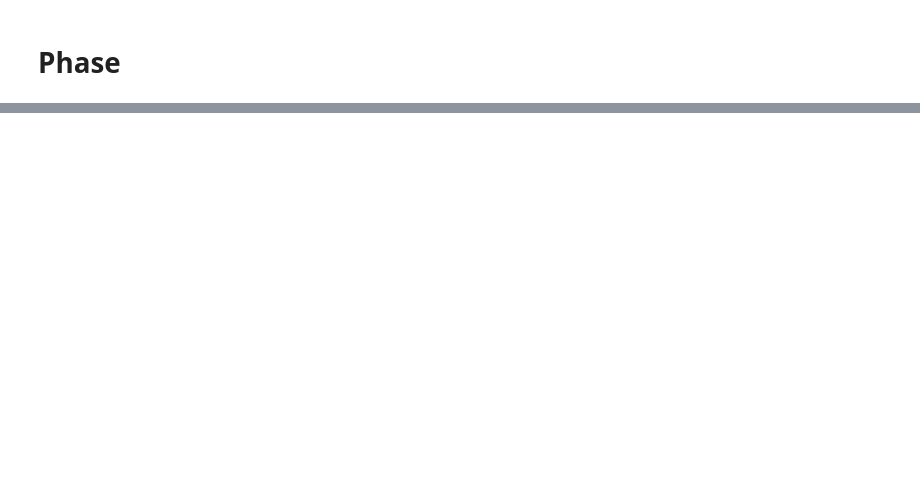
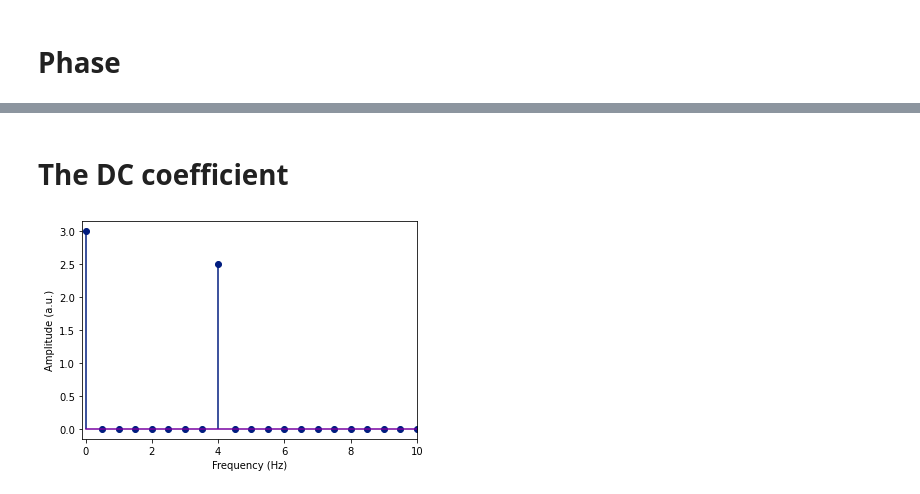
Before and after one commit to amirhdre/Fourier-transform, a Jupyter notebook: 02 DTFT.ipynb, the cells around one changed output, grey strips where cells are left out. Drawn from its saved outputs; the diff is of its cells as text; code cells hidden in the pictures; blank space fills up the shorter version.

```diff
--- a/02 DTFT.ipynb
+++ b/02 DTFT.ipynb
@@ -126,0 +308,34 @@ hz: (0.0, 500.0)
+# %% [markdown]
+#  The DC coefficient
+# %%
+## incorrect DC reconstruction without careful normalization
+
+# create the signal
+srate  = 1000 # hz
+time   = np.arange(0.,2.,1/srate) # time vector in seconds
+pnts   = len(time) # number of time points
+signal =  1.5 + 2.5*np.sin( 2*np.pi * 4 * time )
+
+
+# prepare Fourier transform
+fourTime = np.array(range(0,pnts))/pnts
+fCoefs   = np.zeros(len(signal),dtype=complex)
+
+for fi in range(0,pnts):
+    # create complex sine wave and compute dot product with signal
+    csw = np.exp( -1j*2*np.pi*fi*fourTime )
+    fCoefs[fi] = np.sum( np.multiply(signal,csw) )
+
+
+# extract amplitudes
+ampls = 2*np.abs(fCoefs/pnts);
+
+# compute frequencies vector
+hz = np.linspace(0,srate/2,num=math.floor(pnts/2.)+1)
+
+plt.stem(hz,ampls[0:len(hz)])
+plt.xlim(-.1,10)
+plt.xlabel('Frequency (Hz)'), plt.ylabel('Amplitude (a.u.)')
+plt.show()
+# %% [output]
+[figure, added]
```
Also changed, not shown: parts of 9 cells of this notebook, 2 other files.
